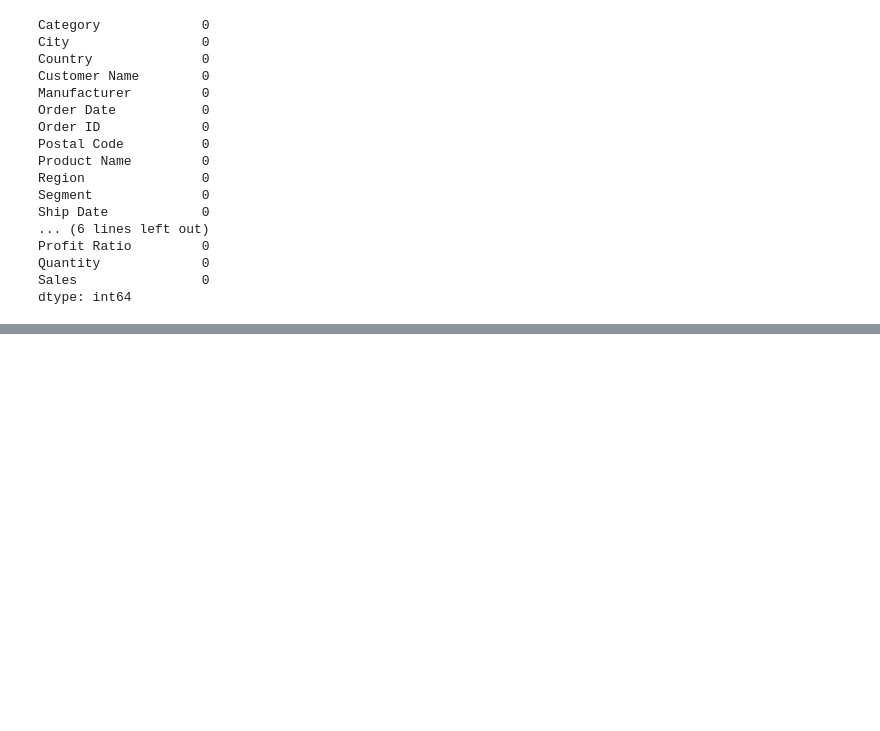
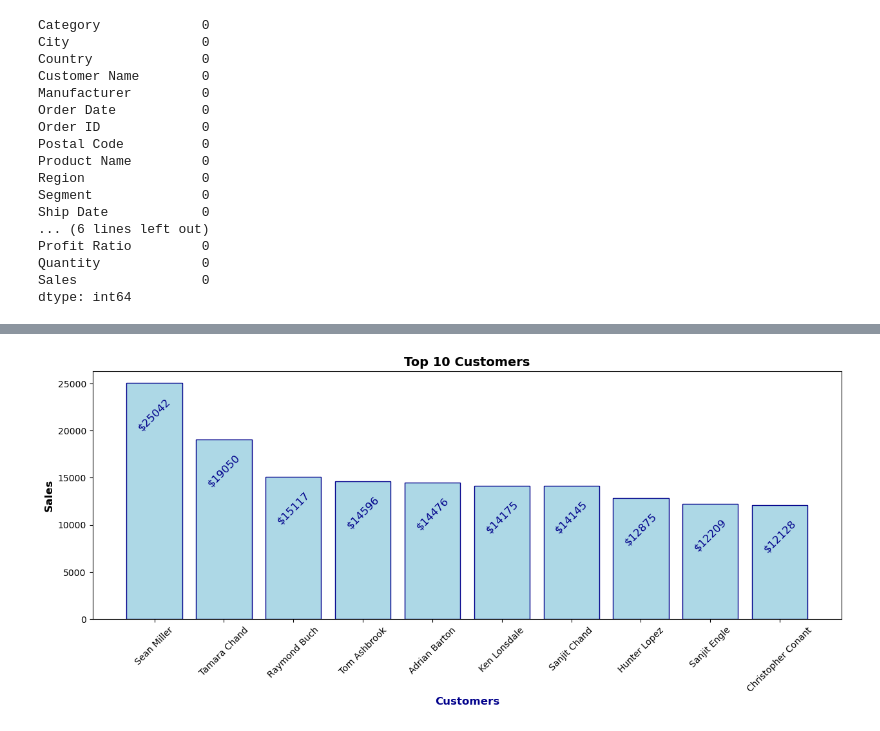
Before and after one commit to sabheen9/SQL, a Jupyter notebook: Superstore Sales forecasting and EDA.ipynb, the cells around one changed output, grey strips where cells are left out. Drawn from its saved outputs; the diff is of its cells as text; code cells hidden in the pictures; blank space fills up the shorter version.

```diff
--- a/Superstore Sales forecasting and EDA.ipynb
+++ b/Superstore Sales forecasting and EDA.ipynb
@@ -80,8 +80,12 @@ Quantity             0
 Sales                0
 dtype: int64
 # %%
-top_customers= df.groupby(["Customer Name"]).sum(10).sort_values("Sales", ascending=False).head() #Sorting the top 10 customers
-top_customers=top_customers[["Sales"]].round(2) # R
-top_customers.reset_index(inplace=True)
+#Sorting the top 10 customers
+top_customers= df.groupby(["Customer Name"]).sum().sort_values("Sales", ascending=False).head(10)
+
+# Rounding off the sales value to 2 digit
+top_customers=top_customers[["Sales"]].round(2)
+
+top_customers.reset_index(inplace=True) # Reset the index
 print(top_customers)
 # %% [output]
@@ -93,0 +103,14 @@ print(top_customers)
+# %%
+# plotting top customers in a form of bar graph
+
+plt.figure(figsize=(15,5))
+plt.title("Top 10 Customers",fontsize=14,fontweight='bold')
+plt.bar(top_customers['Customer Name'],top_customers['Sales'],color='lightblue',edgecolor='darkblue')
+plt.xlabel("Customers",fontsize=12,fontweight='bold',color='darkblue') # x-axis showing Customers
+plt.ylabel("Sales",fontsize=12,fontweight='bold'color='darkblue') # y axis showing Sales
+plt.xticks(rotation=45) # making x-axis label in parallel direction
+
+for k,v in top_customers["Sales"].items(): #To show the exact revenue generated on the figure
+    plt.text(k,v-5000,'$'+ str(v), fontsize=12,rotation=45,color='darkblue', horizontalalignment='center');
+# %% [output]
+[figure, added]
```
Also changed, not shown: parts of 1 cell of this notebook.
